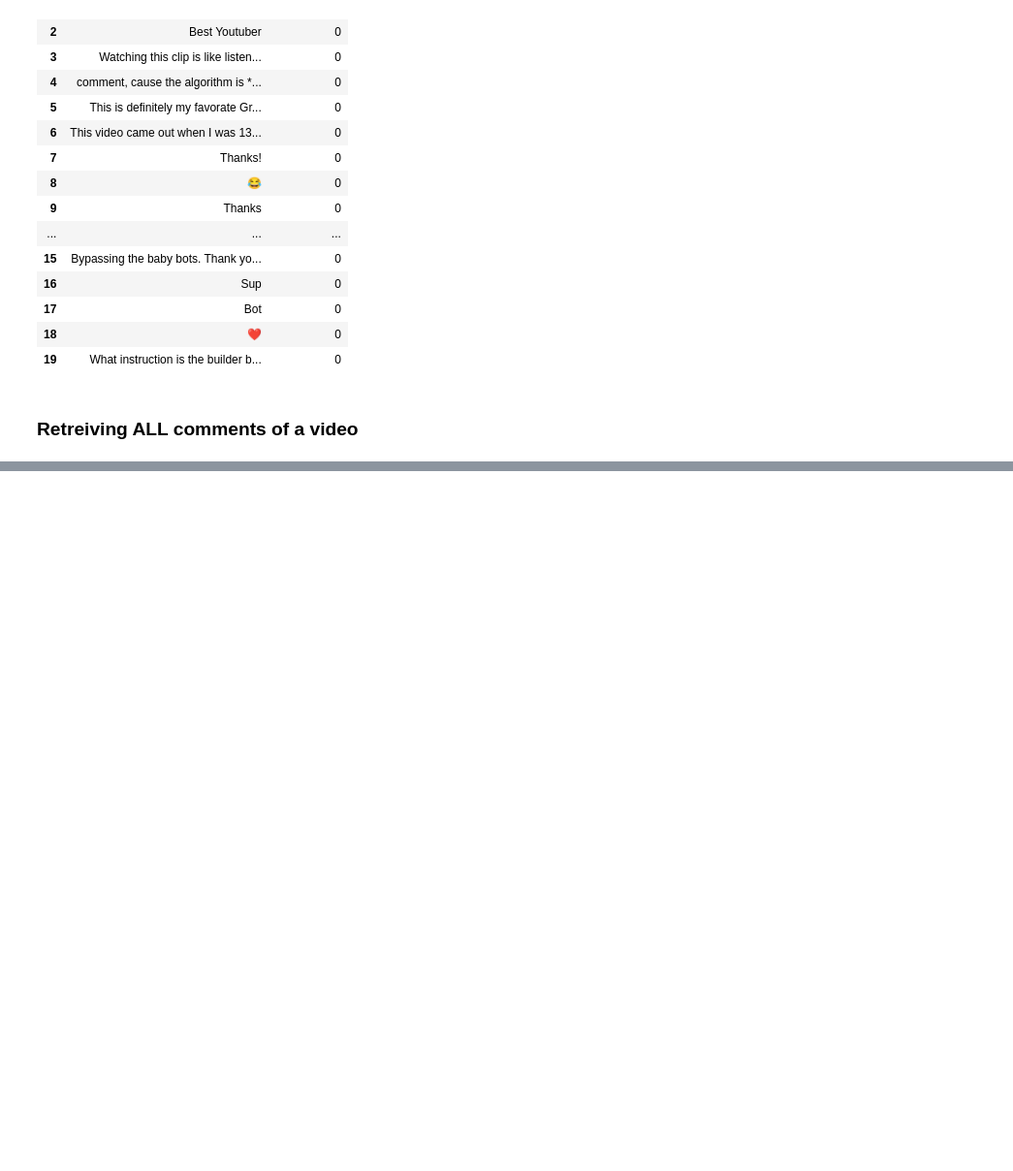
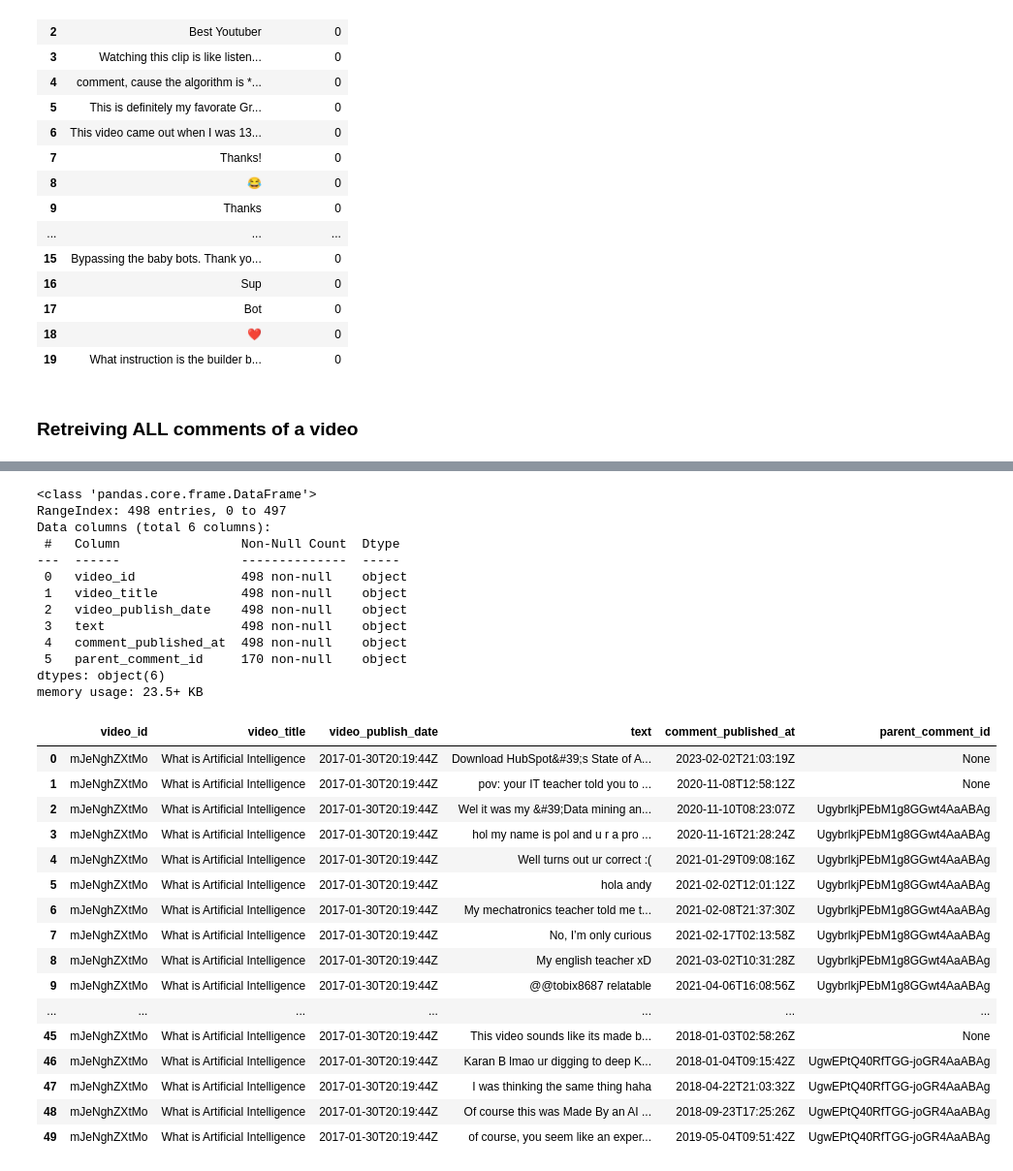
Before and after one commit to lorenzobehna/Social-Computing_Final-Project, a Jupyter notebook: code/data_collection.ipynb, the cells around one changed output, grey strips where cells are left out. Shown at 97% size. Cells and saved outputs as stored; diff of their text form; code cells hidden in the pictures; blank space fills up the shorter version.

```diff
--- a/code/data_collection.ipynb
+++ b/code/data_collection.ipynb
@@ -124,0 +136,21 @@ videos_df.head(20)
+# %%
+def check_keywords(tags):
+    keyword_list = [""]
+    for tag in tags:
+        for keyword in keyword_list:
+            if keyword in tag:
+                return True
+    return False
+
+df_videos_cleaned = (
+    df_videos[df_videos["comment_count"] > 500] # select only videos with at least 500 comments
+    .nlargest(10, "view_count")  # select the top 10 videos with the highest view_count
+    .reset_index(drop=True)  # reset the index without bringing the old indices to the new DataFrame
+)
+
+## NOTE: Probably not yet necessary, we can also do this at a later step.
+# Extracting year, month, and day from the datetime column
+df_videos_cleaned['year'] = pd.to_datetime(df_videos_cleaned['publish_date']).dt.year
+df_videos_cleaned['month'] = pd.to_datetime(df_videos_cleaned['publish_date']).dt.month
+df_videos_cleaned['day'] = pd.to_datetime(df_videos_cleaned['publish_date']).dt.day
+df_videos_cleaned
@@ -224,7 +320,7 @@ video_comments_df.head(20)
 # %% [markdown]
 ### Retreiving ALL comments of a video
 # %%
-def get_all_top_level_comment_replies(top_level_comment_id, replies, page_token):
+def get_all_top_level_comment_replies(video_id, video_publish_date, video_title, top_level_comment_id, replies, page_token):
     youtube = build('youtube', 'v3', developerKey=API_KEY)
 
     response = youtube.comments().list(
@@ -235,6 +331,9 @@ def get_all_top_level_comment_replies(top_level_comment_id, replies, page_token)
 
     for item in response["items"]:
         replies.append({
+            "video_id": video_id,
+            "video_title": video_title,
+            "video_publish_date": video_publish_date,
             "text": item["snippet"]["textDisplay"],
             "comment_published_at": item["snippet"]["publishedAt"],
             "parent_comment_id": top_level_comment_id
@@ -252,6 +351,7 @@ def get_all_comments(video_id, video_publish_date, video_title, comments=[], nex
         part="id,snippet,replies",
         videoId=video_id,
         maxResults=100,
+        order="relevance",
         pageToken=next_page_token).execute()
 
     # Stores the total reply count a top level commnet has.
@@ -277,7 +377,7 @@ def get_all_comments(video_id, video_publish_date, video_title, comments=[], nex
 
         if (total_reply_count > 0):
             replies = []
-            replies.extend(get_all_top_level_comment_replies(comment['id'], [], None))
+            replies.extend(get_all_top_level_comment_replies(video_id, video_publish_date, video_title, comment['id'], [], None))
             comments.extend(replies)
 
     if "nextPageToken" in response:
@@ -293,2 +387,10 @@ all_comments_df = get_all_comments(id, publishe_date, title)
+# %%
+id = "mJeNghZXtMo"
+publish_date_str = "2017-01-30T20:19:44Z"
+title = "What is Artificial Intelligence"
+
+publish_date = datetime.strptime(publish_date_str, "%Y-%m-%dT%H:%M:%SZ")
+
+all_comments_df = get_all_comments(id, publish_date, title)
 # %%
 #all_comments_df.to_pickle("all_comments.pkl")
@@ -314,0 +398,37 @@ all_comments_df.head(50)
+# %%
+datatypes = all_comments_df.dtypes
+datatypes
+
+all_comments_df.info()
+all_comments_df.head(50)
+# %% [output]
+<class 'pandas.core.frame.DataFrame'>
+RangeIndex: 498 entries, 0 to 497
+Data columns (total 6 columns):
+ #   Column                Non-Null Count  Dtype
+---  ------                --------------  -----
+ 0   video_id              498 non-null    object
+ 1   video_title           498 non-null    object
+ 2   video_publish_date    498 non-null    object
+ 3   text                  498 non-null    object
+ 4   comment_published_at  498 non-null    object
+ 5   parent_comment_id     170 non-null    object
+dtypes: object(6)
+memory usage: 23.5+ KB
+|  | video_id | video_title | video_publish_date | text | comment_published_at | parent_comment_id |
+| 0 | mJeNghZXtMo | What is Artificial Intelligence | 2017-01-30T20:19:44Z | Download HubSpot&#39;s State of A... | 2023-02-02T21:03:19Z | None |
+| 1 | mJeNghZXtMo | What is Artificial Intelligence | 2017-01-30T20:19:44Z | pov: your IT teacher told you to ... | 2020-11-08T12:58:12Z | None |
+| 2 | mJeNghZXtMo | What is Artificial Intelligence | 2017-01-30T20:19:44Z | Wel it was my &#39;Data mining an... | 2020-11-10T08:23:07Z | UgybrlkjPEbM1g8GGwt4AaABAg |
+| 3 | mJeNghZXtMo | What is Artificial Intelligence | 2017-01-30T20:19:44Z | hol my name is pol and u r a pro ... | 2020-11-16T21:28:24Z | UgybrlkjPEbM1g8GGwt4AaABAg |
+| 4 | mJeNghZXtMo | What is Artificial Intelligence | 2017-01-30T20:19:44Z | Well turns out ur correct :( | 2021-01-29T09:08:16Z | UgybrlkjPEbM1g8GGwt4AaABAg |
+| 5 | mJeNghZXtMo | What is Artificial Intelligence | 2017-01-30T20:19:44Z | hola andy | 2021-02-02T12:01:12Z | UgybrlkjPEbM1g8GGwt4AaABAg |
+| 6 | mJeNghZXtMo | What is Artificial Intelligence | 2017-01-30T20:19:44Z | My mechatronics teacher told me t... | 2021-02-08T21:37:30Z | UgybrlkjPEbM1g8GGwt4AaABAg |
+| 7 | mJeNghZXtMo | What is Artificial Intelligence | 2017-01-30T20:19:44Z | No, I’m only curious | 2021-02-17T02:13:58Z | UgybrlkjPEbM1g8GGwt4AaABAg |
+| 8 | mJeNghZXtMo | What is Artificial Intelligence | 2017-01-30T20:19:44Z | My english teacher xD | 2021-03-02T10:31:28Z | UgybrlkjPEbM1g8GGwt4AaABAg |
+| 9 | mJeNghZXtMo | What is Artificial Intelligence | 2017-01-30T20:19:44Z | @@tobix8687 relatable | 2021-04-06T16:08:56Z | UgybrlkjPEbM1g8GGwt4AaABAg |
+| ... | ... | ... | ... | ... | ... | ... |
+| 45 | mJeNghZXtMo | What is Artificial Intelligence | 2017-01-30T20:19:44Z | This video sounds like its made b... | 2018-01-03T02:58:26Z | None |
+| 46 | mJeNghZXtMo | What is Artificial Intelligence | 2017-01-30T20:19:44Z | Karan B lmao ur digging to deep K... | 2018-01-04T09:15:42Z | UgwEPtQ40RfTGG-joGR4AaABAg |
+| 47 | mJeNghZXtMo | What is Artificial Intelligence | 2017-01-30T20:19:44Z | I was thinking the same thing haha | 2018-04-22T21:03:32Z | UgwEPtQ40RfTGG-joGR4AaABAg |
+| 48 | mJeNghZXtMo | What is Artificial Intelligence | 2017-01-30T20:19:44Z | Of course this was Made By an AI ... | 2018-09-23T17:25:26Z | UgwEPtQ40RfTGG-joGR4AaABAg |
+| 49 | mJeNghZXtMo | What is Artificial Intelligence | 2017-01-30T20:19:44Z | of course, you seem like an exper... | 2019-05-04T09:51:42Z | UgwEPtQ40RfTGG-joGR4AaABAg |
```
Also changed, not shown: parts of 10 cells of this notebook.
